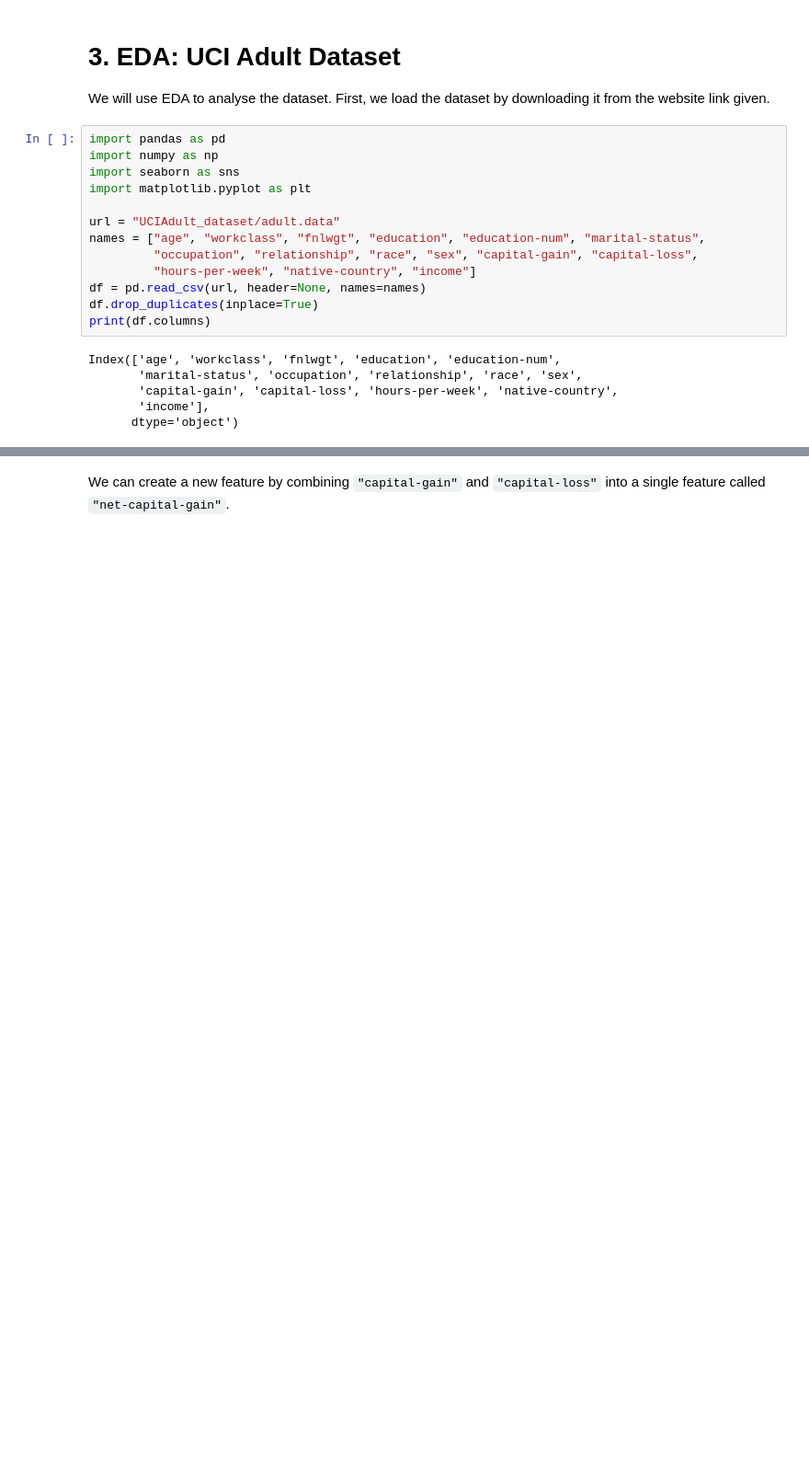
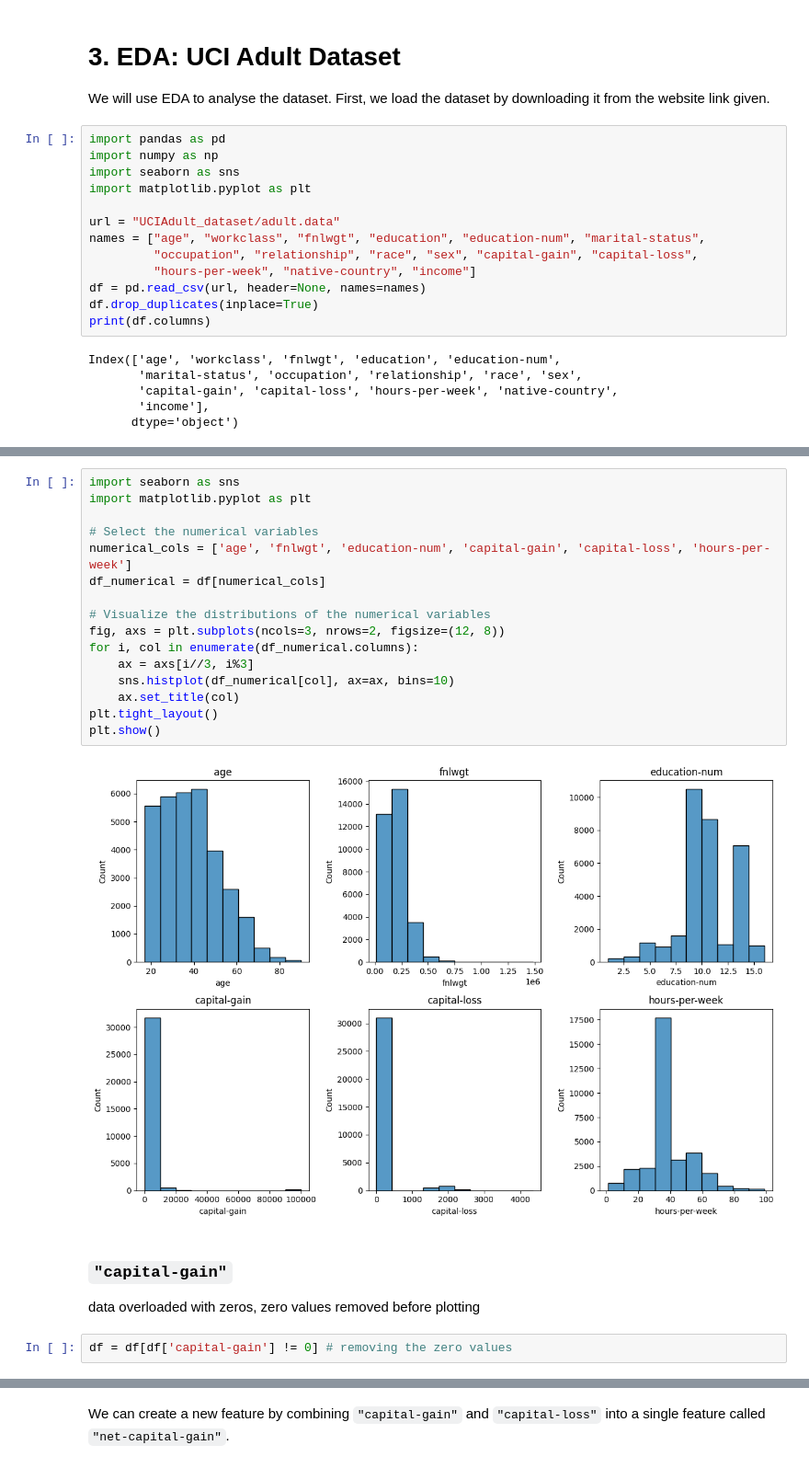
Before and after one commit to shrivastava95/data-visualization, a Jupyter notebook: Labs/datavis-lab5-6-exploratory-data-analysis/B20AI013_DV_lab_56_EDA.ipynb, the cells around one changed output, grey strips where cells are left out. Shown at 92% size. Cells and saved outputs as stored; diff of their text form; blank space fills up the shorter version.

```diff
--- a/Labs/datavis-lab5-6-exploratory-data-analysis/B20AI013_DV_lab_56_EDA.ipynb
+++ b/Labs/datavis-lab5-6-exploratory-data-analysis/B20AI013_DV_lab_56_EDA.ipynb
@@ -108,0 +121,23 @@ Let us visualize the distribution of the target variable, `"income"`, across the
+# %%
+import seaborn as sns
+import matplotlib.pyplot as plt
+
+# Select the numerical variables
+numerical_cols = ['age', 'fnlwgt', 'education-num', 'capital-gain', 'capital-loss', 'hours-per-week']
+df_numerical = df[numerical_cols]
+
+# Visualize the distributions of the numerical variables
+fig, axs = plt.subplots(ncols=3, nrows=2, figsize=(12, 8))
+for i, col in enumerate(df_numerical.columns):
+    ax = axs[i//3, i%3]
+    sns.histplot(df_numerical[col], ax=ax, bins=10)
+    ax.set_title(col)
+plt.tight_layout()
+plt.show()
+# %% [output]
+[figure, added]
+# %% [markdown]
+### `"capital-gain"`
+data overloaded with zeros, zero values removed before plotting
+# %%
+df = df[df['capital-gain'] != 0] # removing the zero values
```
Also changed, not shown: parts of 25 cells of this notebook.
